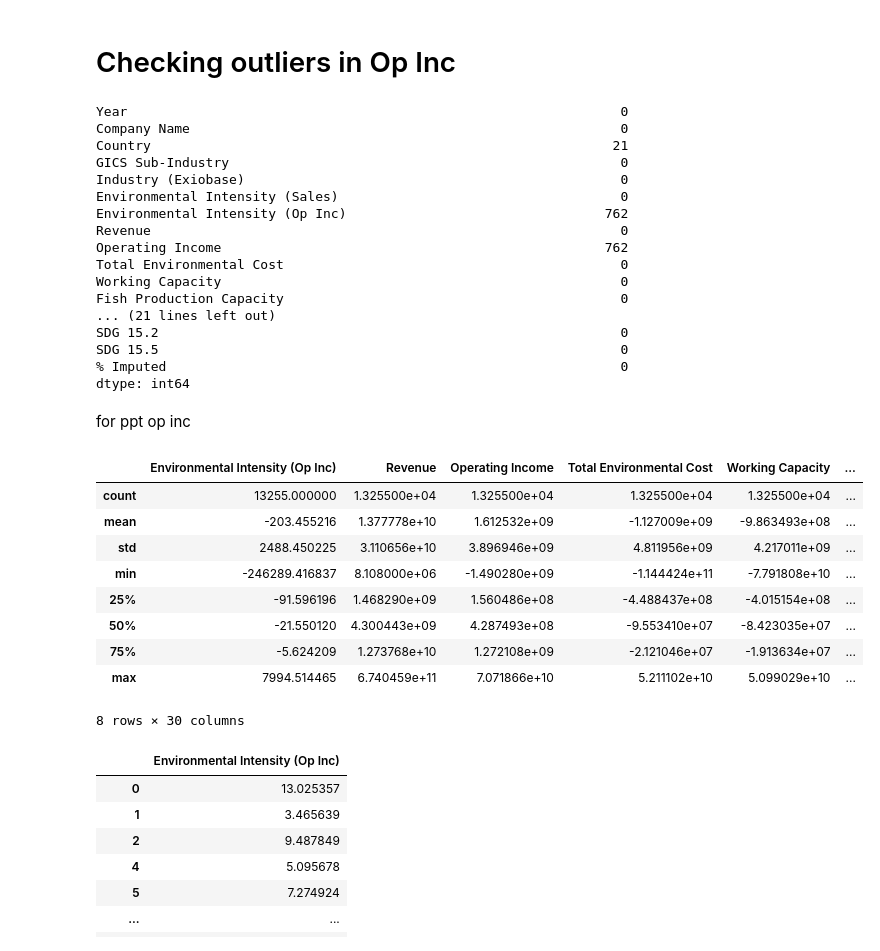
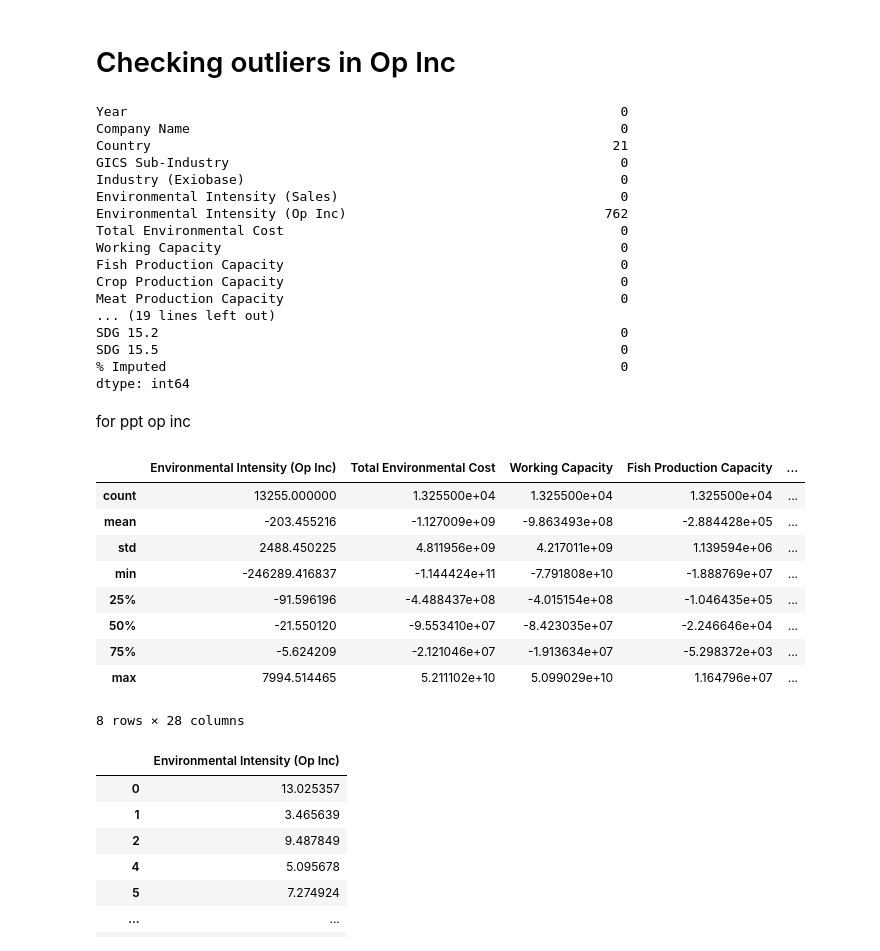
Before and after one commit to yummypugs/SPM-Project-Harvard, a Jupyter notebook: 1.0 Data Cleaning and Preprocessing.ipynb, the cells around one changed output. Drawn from its saved outputs; the diff is of its cells as text; code cells hidden in the pictures.

```diff
--- a/1.0 Data Cleaning and Preprocessing.ipynb
+++ b/1.0 Data Cleaning and Preprocessing.ipynb
@@ -7,5 +7,5 @@ import numpy as np
 # Import the Excel
 # %%
 # Load the dataset
-df = pd.read_excel("Old\Models\IWA_new.xlsx", sheet_name='Final Raw Sample(0%)')
+original_df = pd.read_excel("IWA.xlsx", sheet_name='Final Raw Sample(0%)')
 # %%
@@ -217,5 +215,8 @@ df = pd.read_excel("Old\Models\IWA_new.xlsx", sheet_name='Final Raw Sample(0%)')
+# %%
+# Load the dataset
+opinc_df = original_df.copy()
 # %%
-df.isna().sum()
+opinc_df.isna().sum()
 # %% [output]
 Year                                                               0
 Company Name                                                       0
@@ -224,32 +225,32 @@ GICS Sub-Industry                                                  0
 Industry (Exiobase)                                                0
 Environmental Intensity (Sales)                                    0
 Environmental Intensity (Op Inc)                                 762
-Revenue                                                            0
-Operating Income                                                 762
 Total Environmental Cost                                           0
 Working Capacity                                                   0
 Fish Production Capacity                                           0
-... (21 lines left out)
+Crop Production Capacity                                           0
+Meat Production Capacity                                           0
+... (19 lines left out)
 SDG 15.2                                                           0
 SDG 15.5                                                           0
 % Imputed                                                          0
 dtype: int64
 # %%
-df = df.dropna()
-df["Environmental Intensity (Op Inc)"] = df["Environmental Intensity (Op Inc)"] * 100
+opinc_df = opinc_df.dropna()
+opinc_df["Environmental Intensity (Op Inc)"] = opinc_df["Environmental Intensity (Op Inc)"] * 100
 # %% [markdown]
 for ppt op inc
 # %%
-df.drop(["Year", "Environmental Intensity (Sales)"], axis=1).describe()
+opinc_df.drop(["Year", "Environmental Intensity (Sales)"], axis=1).describe()
 # %% [output]
-|  | Environmental Intensity (Op Inc) | Revenue | Operating Income | Total Environmental Cost | Working Capacity | ... |
-| count | 13255.000000 | 1.325500e+04 | 1.325500e+04 | 1.325500e+04 | 1.325500e+04 | ... |
-| mean | -203.455216 | 1.377778e+10 | 1.612532e+09 | -1.127009e+09 | -9.863493e+08 | ... |
-| std | 2488.450225 | 3.110656e+10 | 3.896946e+09 | 4.811956e+09 | 4.217011e+09 | ... |
-| min | -246289.416837 | 8.108000e+06 | -1.490280e+09 | -1.144424e+11 | -7.791808e+10 | ... |
-| 25% | -91.596196 | 1.468290e+09 | 1.560486e+08 | -4.488437e+08 | -4.015154e+08 | ... |
-| 50% | -21.550120 | 4.300443e+09 | 4.287493e+08 | -9.553410e+07 | -8.423035e+07 | ... |
-| 75% | -5.624209 | 1.273768e+10 | 1.272108e+09 | -2.121046e+07 | -1.913634e+07 | ... |
-| max | 7994.514465 | 6.740459e+11 | 7.071866e+10 | 5.211102e+10 | 5.099029e+10 | ... |
+|  | Environmental Intensity (Op Inc) | Total Environmental Cost | Working Capacity | Fish Production Capacity | ... |
+| count | 13255.000000 | 1.325500e+04 | 1.325500e+04 | 1.325500e+04 | ... |
+| mean | -203.455216 | -1.127009e+09 | -9.863493e+08 | -2.884428e+05 | ... |
+| std | 2488.450225 | 4.811956e+09 | 4.217011e+09 | 1.139594e+06 | ... |
+| min | -246289.416837 | -1.144424e+11 | -7.791808e+10 | -1.888769e+07 | ... |
+| 25% | -91.596196 | -4.488437e+08 | -4.015154e+08 | -1.046435e+05 | ... |
+| 50% | -21.550120 | -9.553410e+07 | -8.423035e+07 | -2.246646e+04 | ... |
+| 75% | -5.624209 | -2.121046e+07 | -1.913634e+07 | -5.298372e+03 | ... |
+| max | 7994.514465 | 5.211102e+10 | 5.099029e+10 | 1.164796e+07 | ... |
-8 rows × 30 columns
+8 rows × 28 columns
 # %%
```
Also changed, not shown: parts of 16 cells of this notebook, 3 other files.
